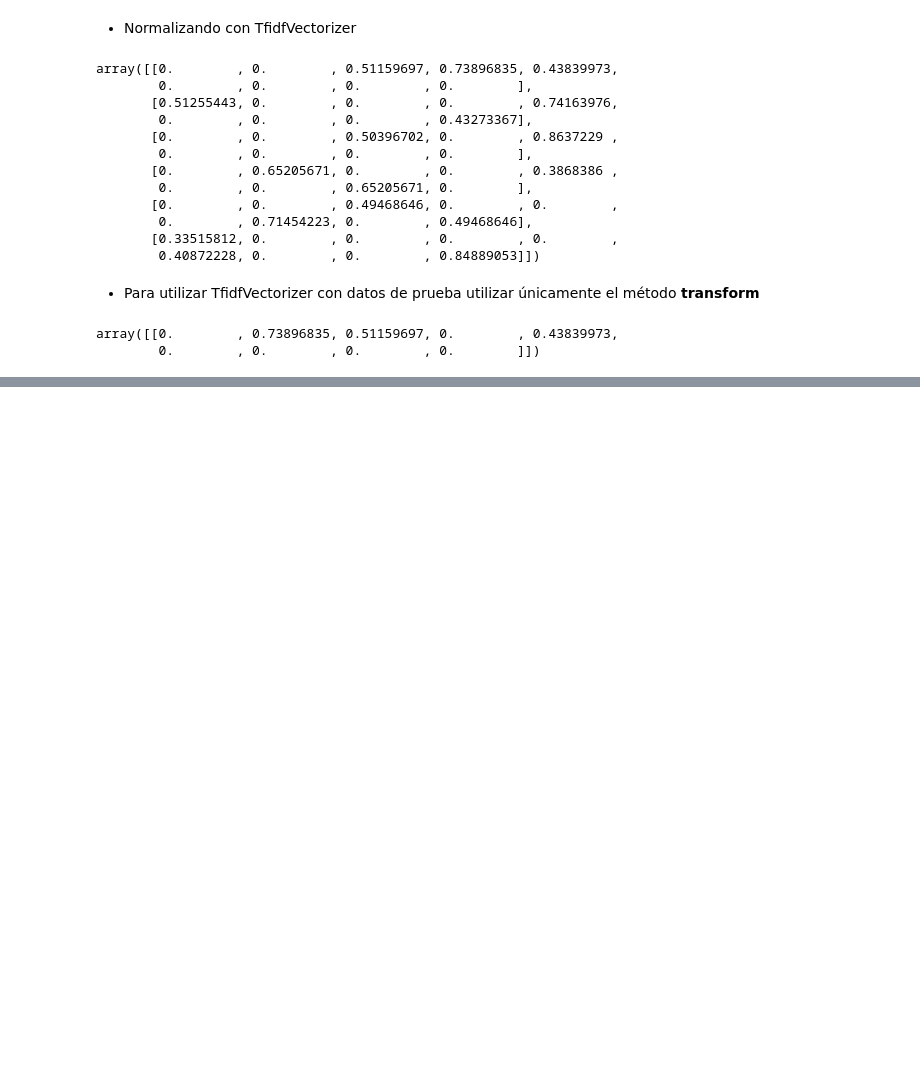
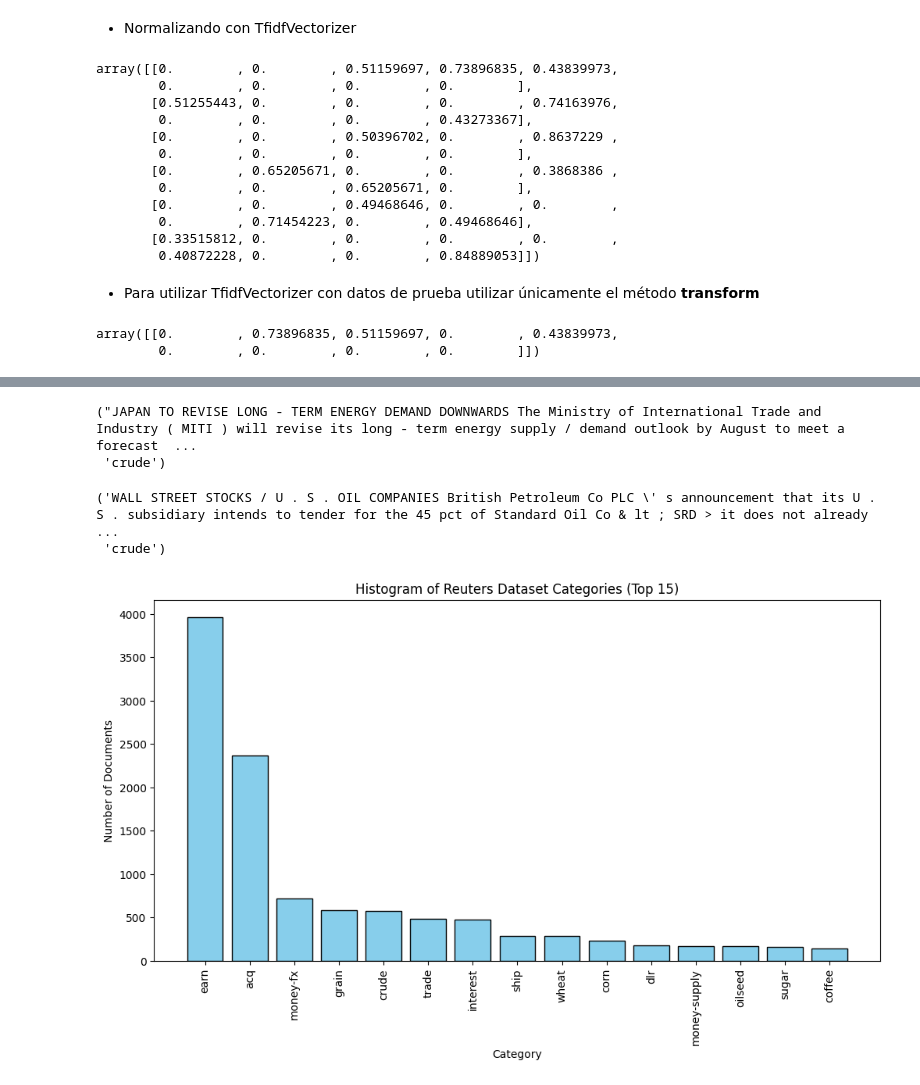
Before and after one commit to milmor/NLP, a Jupyter notebook: Notebooks/01_Tf-idf.ipynb, the cells around one changed output, grey strips where cells are left out. Saved outputs shown, nothing was run; the diff lists cells and outputs as text; code cells hidden in the pictures; blank space fills up the shorter version.

```diff
--- a/Notebooks/01_Tf-idf.ipynb
+++ b/Notebooks/01_Tf-idf.ipynb
@@ -129,0 +190,33 @@ array([[0.        , 0.73896835, 0.51159697, 0.        , 0.43839973,
+# %%
+texts[0], categories[0]
+# %% [output]
+("JAPAN TO REVISE LONG - TERM ENERGY DEMAND DOWNWARDS The Ministry of International Trade and Industry ( MITI ) will revise its long - term energy supply / demand outlook by August to meet a forecast  ...
+ 'crude')
+# %%
+texts[-1], categories[-1]
+# %% [output]
+('WALL STREET STOCKS / U . S . OIL COMPANIES British Petroleum Co PLC \' s announcement that its U . S . subsidiary intends to tender for the 45 pct of Standard Oil Co & lt ; SRD > it does not already ...
+ 'crude')
+# %%
+# Variable to control how many categories to show
+num_categories_to_show = 15  # Change this to 15, 20, etc.
+
+# Count occurrences of each category
+category_counts = Counter(cat for doc in reuters.fileids() for cat in reuters.categories(doc))
+
+# Sort categories by frequency
+sorted_categories = sorted(category_counts.items(), key=lambda x: x[1], reverse=True)
+
+# Select only the top `num_categories_to_show`
+categories, frequencies = zip(*sorted_categories[:num_categories_to_show])
+
+# Plot histogram
+plt.figure(figsize=(12, 6))
+plt.bar(categories, frequencies, color='skyblue', edgecolor='black')
+plt.xticks(rotation=90)
+plt.xlabel("Category")
+plt.ylabel("Number of Documents")
+plt.title(f"Histogram of Reuters Dataset Categories (Top {num_categories_to_show})")
+plt.show()
+# %% [output]
+[figure, added]
```
Also changed, not shown: parts of 3 cells of this notebook.
